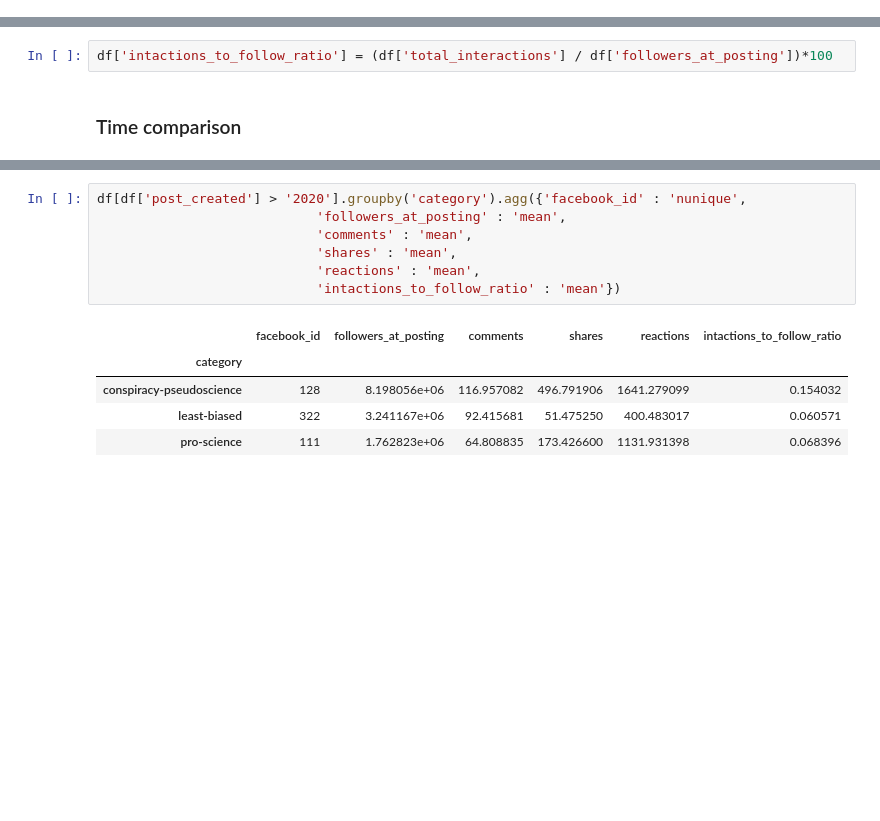
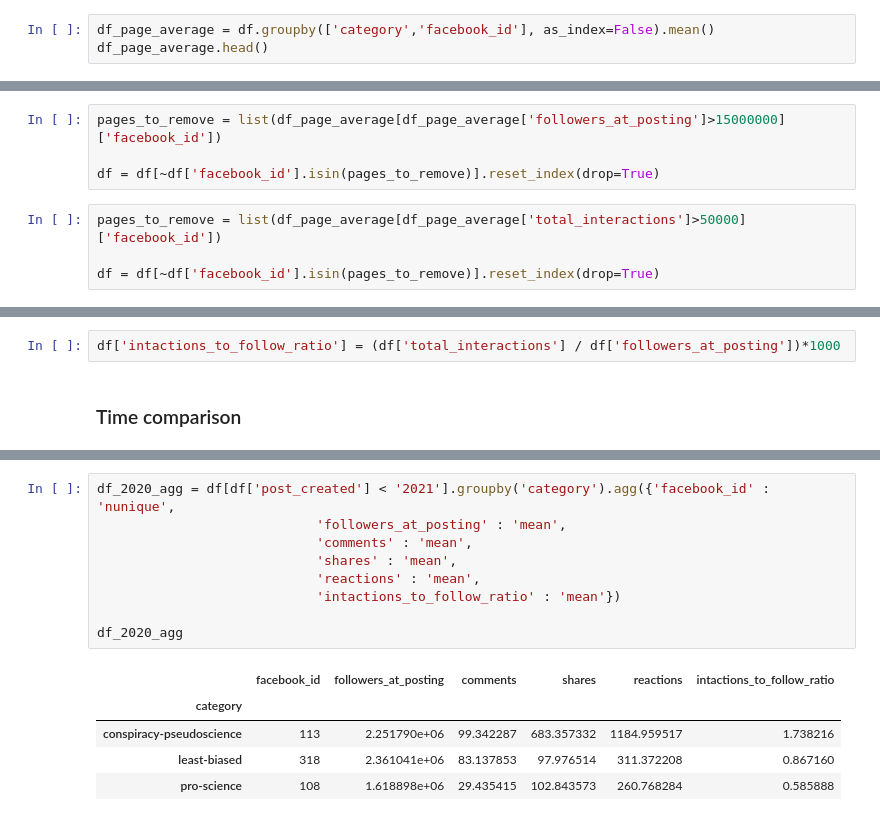
Before and after one commit to rhhernandes/science-fakenews-facebook, a Jupyter notebook: analysis.ipynb, the cells around one changed output, grey strips where cells are left out. Saved outputs shown, nothing was run; the diff lists cells and outputs as text; blank space fills up the shorter version.

```diff
--- a/analysis.ipynb
+++ b/analysis.ipynb
@@ -233,0 +284,3 @@ df.describe()
+# %%
+df_page_average = df.groupby(['category','facebook_id'], as_index=False).mean()
+df_page_average.head()
@@ -244 +337,9 @@ df.head()
+# %%
+pages_to_remove = list(df_page_average[df_page_average['followers_at_posting']>15000000]['facebook_id'])
+
+df = df[~df['facebook_id'].isin(pages_to_remove)].reset_index(drop=True)
+# %%
+pages_to_remove = list(df_page_average[df_page_average['total_interactions']>50000]['facebook_id'])
+
+df = df[~df['facebook_id'].isin(pages_to_remove)].reset_index(drop=True)
 # %% [markdown]
@@ -246,5 +347,5 @@ df.head()
 # %%
-df['intactions_to_follow_ratio'] = (df['total_interactions'] / df['followers_at_posting'])*100
+df['intactions_to_follow_ratio'] = (df['total_interactions'] / df['followers_at_posting'])*1000
 # %% [markdown]
 ### Time comparison
 # %%
@@ -276,13 +380,15 @@ df[df['post_created'] > '2021'].groupby('category').agg({'facebook_id' : 'nuniqu
 # %%
-df[df['post_created'] > '2020'].groupby('category').agg({'facebook_id' : 'nunique',
+df_2020_agg = df[df['post_created'] < '2021'].groupby('category').agg({'facebook_id' : 'nunique',
                             'followers_at_posting' : 'mean',
                             'comments' : 'mean',
                             'shares' : 'mean',
                             'reactions' : 'mean',
                             'intactions_to_follow_ratio' : 'mean'})
+
+df_2020_agg
 # %% [output]
 |  | facebook_id | followers_at_posting | comments | shares | reactions | intactions_to_follow_ratio |
 | category |  |  |  |  |  |  |
-| conspiracy-pseudoscience | 128 | 8.198056e+06 | 116.957082 | 496.791906 | 1641.279099 | 0.154032 |
-| least-biased | 322 | 3.241167e+06 | 92.415681 | 51.475250 | 400.483017 | 0.060571 |
-| pro-science | 111 | 1.762823e+06 | 64.808835 | 173.426600 | 1131.931398 | 0.068396 |
+| conspiracy-pseudoscience | 113 | 2.251790e+06 | 99.342287 | 683.357332 | 1184.959517 | 1.738216 |
+| least-biased | 318 | 2.361041e+06 | 83.137853 | 97.976514 | 311.372208 | 0.867160 |
+| pro-science | 108 | 1.618898e+06 | 29.435415 | 102.843573 | 260.768284 | 0.585888 |
```
Also changed, not shown: parts of 48 cells of this notebook.
